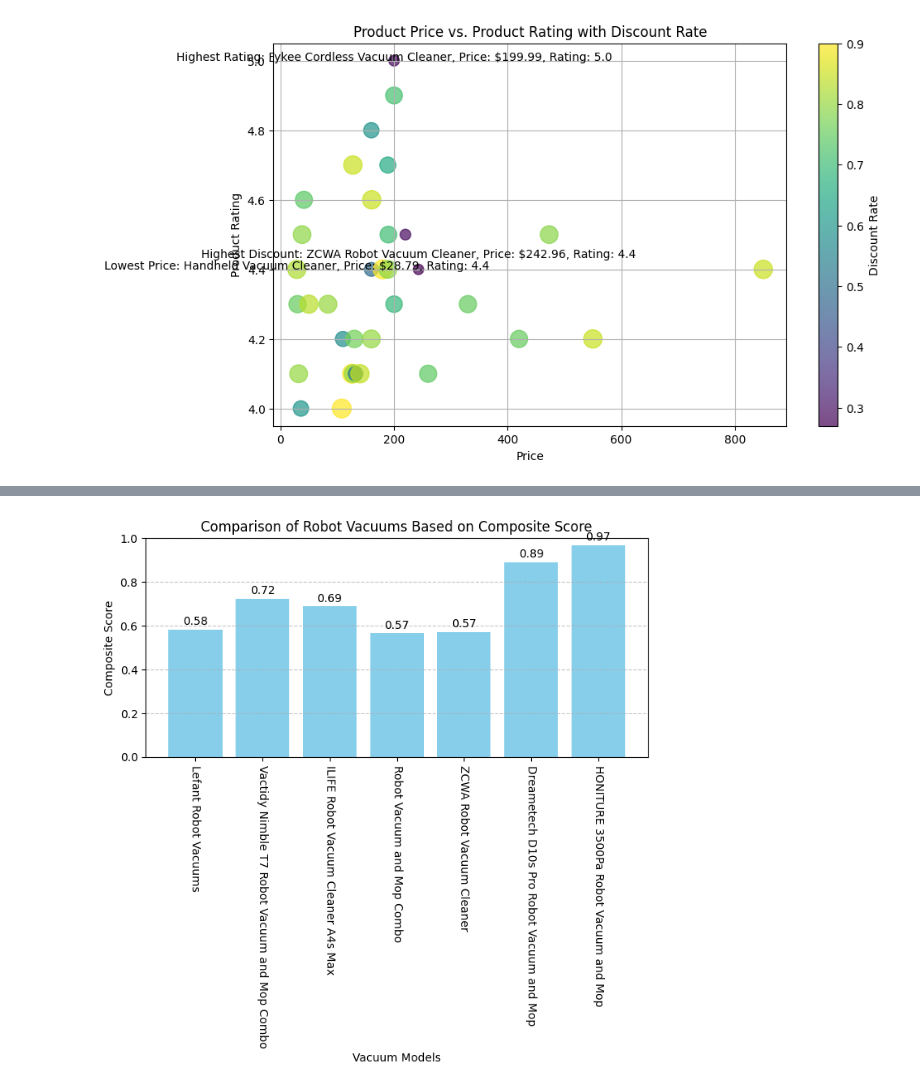
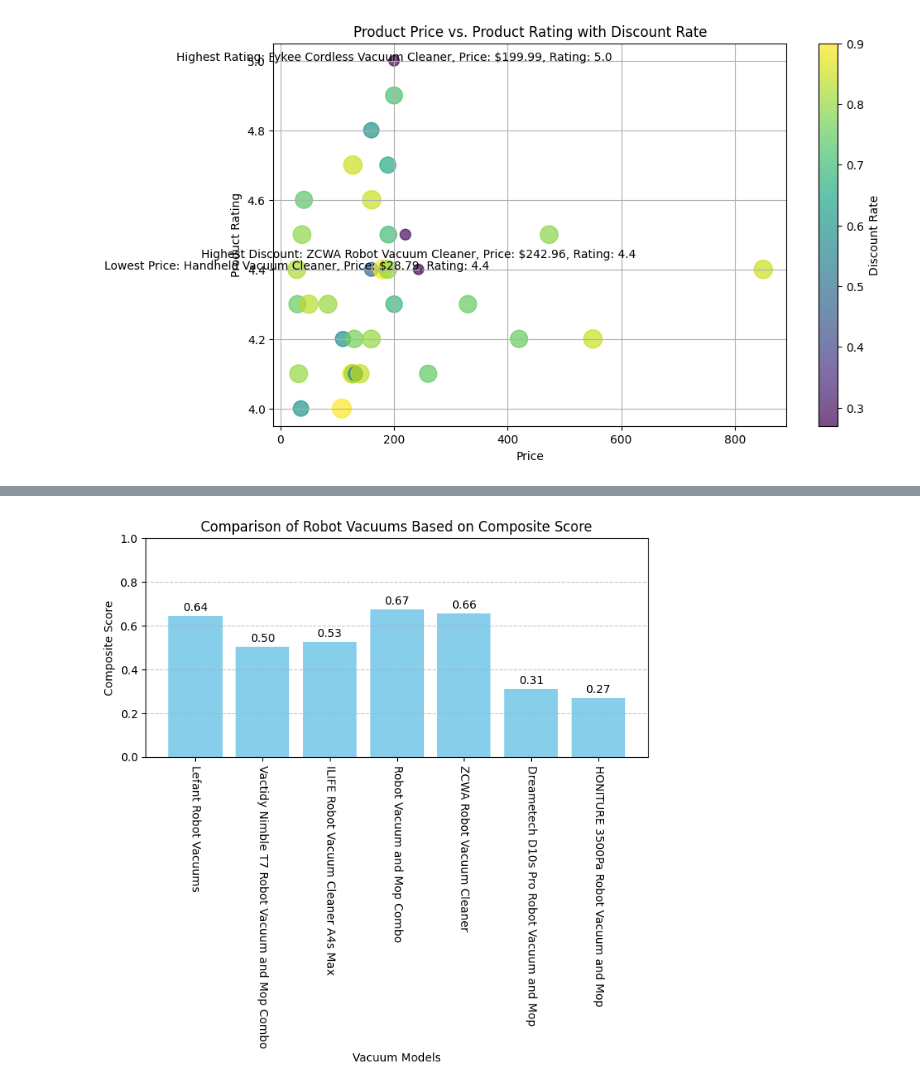
Before and after one commit to urpey/python-web-scraping-project, a Jupyter notebook: web_scraping_for_vacuum_cleaner.ipynb, the cells around one changed output, grey strips where cells are left out. Saved outputs shown, nothing was run; the diff lists cells and outputs as text; code cells hidden in the pictures.

```diff
--- a/web_scraping_for_vacuum_cleaner.ipynb
+++ b/web_scraping_for_vacuum_cleaner.ipynb
@@ -139,7 +139,7 @@ max_rating = 5.0  # Maximum user rating among all vacuum cleaners
 # normalized_discount = discount_rate / max_discount_rate
 # normalized_rating = user_rating / max_rating
 # Calculate the composite score
-composite_scores = [(Weight_Price * price / max_price + Weight_Discount * discount_rate / max_discount_rate + Weight_Rating * user_rating / max_rating) /
+composite_scores = [(Weight_Price * (1-price / max_price) + Weight_Discount * (1 - discount_rate / max_discount_rate) + Weight_Rating * user_rating / max_rating) /
  (Weight_Price + Weight_Discount + Weight_Rating) for price, user_rating, discount_rate in zip(cordless_df['product_discount_price'], cordless_df['product_rating'], cordless_df['discount_rate'])]
 
 # Create a bar chart
@@ -153,8 +153,8 @@ plt.xticks(rotation=270)  # Rotate x-axis labels for better readability
 plt.grid(axis='y', linestyle='--', alpha=0.7)
 
 # Show detail
-for bar, price, rate, rating in zip(bars, cordless_df['product_discount_price'], cordless_df['discount_rate'], cordless_df['product_rating']):
-    score = (Weight_Price * price / max_price + Weight_Discount * rate / max_discount_rate + Weight_Rating * rating / max_rating) / (Weight_Price + Weight_Discount + Weight_Rating)
+for bar, price, discount_rate, user_rating in zip(bars, cordless_df['product_discount_price'], cordless_df['discount_rate'], cordless_df['product_rating']):
+    score = (Weight_Price * (1-price / max_price) + Weight_Discount * (1 - discount_rate / max_discount_rate) + Weight_Rating * user_rating / max_rating) /(Weight_Price + Weight_Discount + Weight_Rating)
     plt.text(
         bar.get_x() + bar.get_width() / 2,
         score + 0.04,
@@ -186,7 +186,7 @@ max_rating = 5.0  # Maximum user rating among all vacuum cleaners
 # normalized_discount = discount_rate / max_discount_rate
 # normalized_rating = user_rating / max_rating
 # Calculate the composite score
-composite_scores = [(Weight_Price * price / max_price + Weight_Discount * discount_rate / max_discount_rate + Weight_Rating * user_rating / max_rating) /
+composite_scores = [(Weight_Price * (1-price / max_price) + Weight_Discount * (1 - discount_rate / max_discount_rate) + Weight_Rating * user_rating / max_rating) /
  (Weight_Price + Weight_Discount + Weight_Rating) for price, user_rating, discount_rate in zip(handheld_df['product_discount_price'], handheld_df['product_rating'], handheld_df['discount_rate'])]
 
 # Create a bar chart
@@ -200,8 +200,8 @@ plt.xticks(rotation=270)  # Rotate x-axis labels for better readability
 plt.grid(axis='y', linestyle='--', alpha=0.7)
 
 # Show detail
-for bar, price, rate, rating in zip(bars, handheld_df['product_discount_price'], handheld_df['discount_rate'], handheld_df['product_rating']):
-    score = (Weight_Price * price / max_price + Weight_Discount * rate / max_discount_rate + Weight_Rating * rating / max_rating) / (Weight_Price + Weight_Discount + Weight_Rating)
+for bar, price, discount_rate, user_rating in zip(bars, handheld_df['product_discount_price'], handheld_df['discount_rate'], handheld_df['product_rating']):
+    score = (Weight_Price * (1-price / max_price) + Weight_Discount * (1 - discount_rate / max_discount_rate) + Weight_Rating * user_rating / max_rating) /(Weight_Price + Weight_Discount + Weight_Rating)
     plt.text(
         bar.get_x() + bar.get_width() / 2,
         score + 0.01,
@@ -233,34 +233,34 @@ max_rating = 5.0  # Maximum user rating among all vacuum cleaners
 # normalized_discount = discount_rate / max_discount_rate
 # normalized_rating = user_rating / max_rating
 # Calculate the composite score
-composite_scores = [(Weight_Price * price / max_price + Weight_Discount * discount_rate / max_discount_rate + Weight_Rating * user_rating / max_rating) /
+composite_scores = [(Weight_Price * (1-price / max_price) + Weight_Discount * (1 - discount_rate / max_discount_rate) + Weight_Rating * user_rating / max_rating) /
  (Weight_Price + Weight_Discount + Weight_Rating) for price, user_rating, discount_rate in zip(robot_df['product_discount_price'], robot_df['product_rating'], robot_df['discount_rate'])]
 
 # Create a bar chart
 plt.figure(figsize=(7, 7))
 bars = plt.bar(robot_df['product_title'], composite_scores, color='skyblue')
 plt.xlabel('Vacuum Models')
 plt.ylabel('Composite Score')
 plt.title('Comparison of Robot Vacuums Based on Composite Score')
 plt.ylim(0, 1)  # Set the y-axis range from 0 to 1
 plt.xticks(rotation=270)  # Rotate x-axis labels for better readability
 plt.grid(axis='y', linestyle='--', alpha=0.7)
 
 # Show detail
-for bar, price, rate, rating in zip(bars, robot_df['product_discount_price'], robot_df['discount_rate'], robot_df['product_rating']):
-    score = (Weight_Price * price / max_price + Weight_Discount * rate / max_discount_rate + Weight_Rating * rating / max_rating) / (Weight_Price + Weight_Discount + Weight_Rating)
+for bar, price, discount_rate, user_rating in zip(bars, robot_df['product_discount_price'], robot_df['discount_rate'], robot_df['product_rating']):
+    score = (Weight_Price * (1-price / max_price) + Weight_Discount * (1 - discount_rate / max_discount_rate) + Weight_Rating * user_rating / max_rating) /(Weight_Price + Weight_Discount + Weight_Rating)
     plt.text(
         bar.get_x() + bar.get_width() / 2,
         score + 0.01,
         f'{score:.2f}',
         ha='center',
         va='bottom',
         fontsize=10,
     )
 
 
 # Display the chart
 plt.tight_layout()
 plt.show()
 # %% [output]
-[figure, old version]
+[figure, new version]
```
Also changed, not shown: parts of 2 cells of this notebook.
